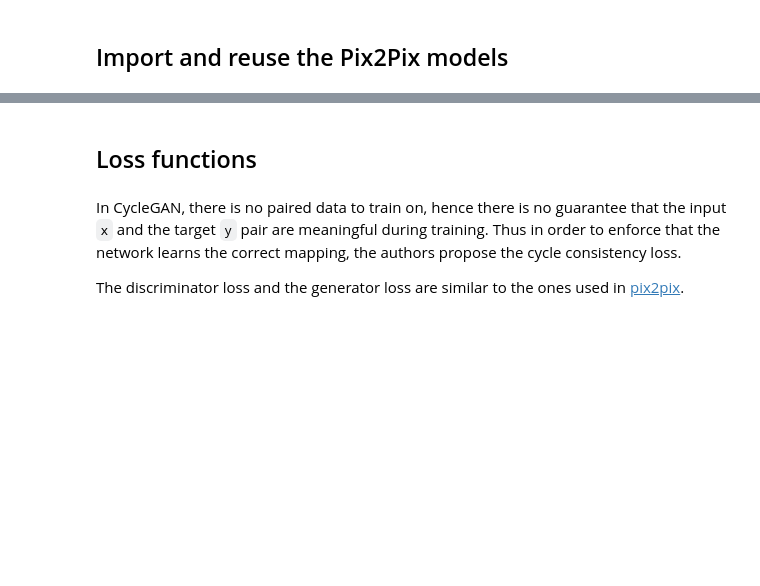
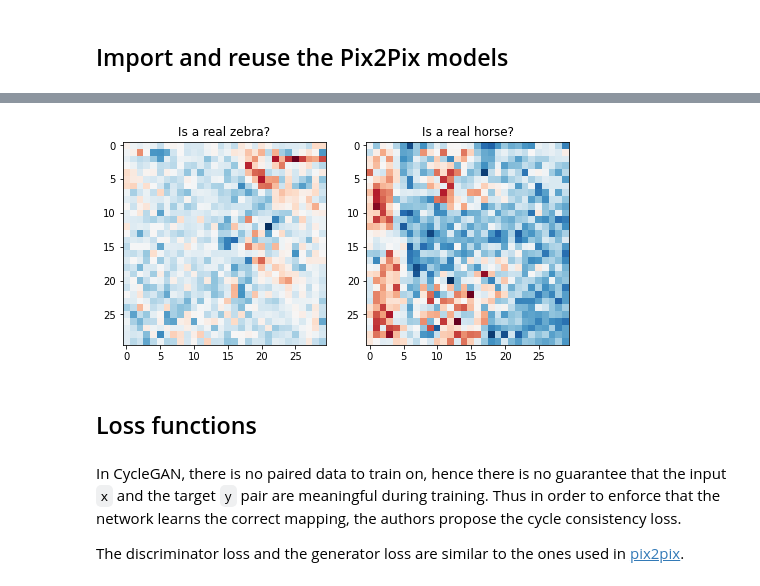
Before and after one commit to adityajain07/CycleGAN-LfD, a Jupyter notebook: CycleGAN_LfD.ipynb, the cells around one changed output, grey strips where cells are left out. Saved outputs shown, nothing was run; the diff lists cells and outputs as text; code cells hidden in the pictures; blank space fills up the shorter version.

```diff
--- a/CycleGAN_LfD.ipynb
+++ b/CycleGAN_LfD.ipynb
@@ -227,15 +257,17 @@ plt.show()
 # %%
 plt.figure(figsize=(8, 8))
 
 plt.subplot(121)
 plt.title('Is a real zebra?')
-plt.imshow(discriminator_y(sample_zebra)[0, ..., -1], cmap='RdBu_r')
+plt.imshow(discriminator_y(sample_green)[0, ..., -1], cmap='RdBu_r')
 
 plt.subplot(122)
 plt.title('Is a real horse?')
-plt.imshow(discriminator_x(sample_horse)[0, ..., -1], cmap='RdBu_r')
+plt.imshow(discriminator_x(sample_red)[0, ..., -1], cmap='RdBu_r')
 
 plt.show()
+# %% [output]
+[figure, added]
 # %% [markdown]
 ## Loss functions
 # %% [markdown]
```
Also changed, not shown: parts of 24 cells of this notebook.
